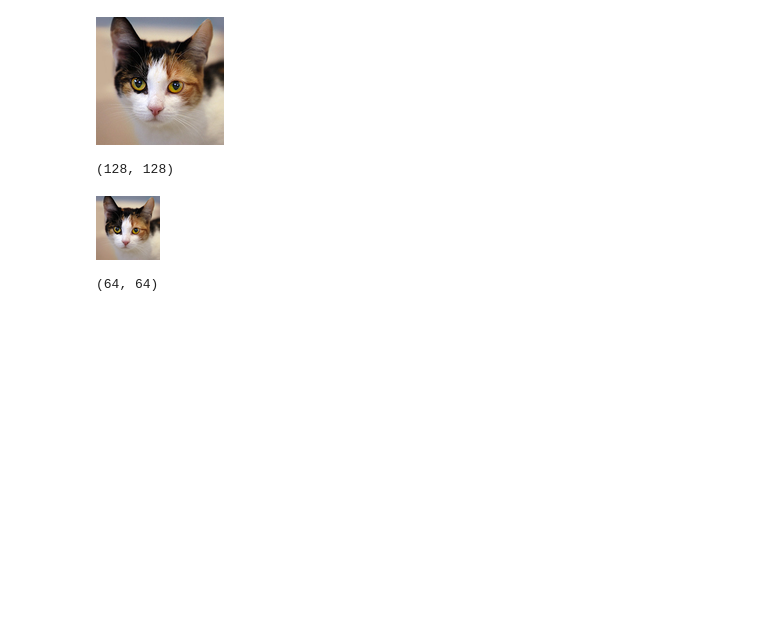
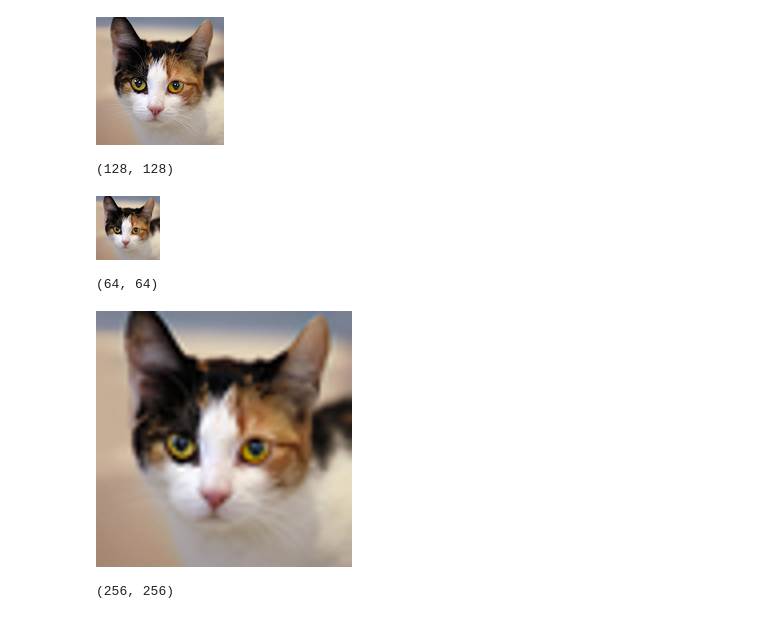
Before and after one commit to Ryankwon03/Reordered-Noise-Processing-in-Super-Resolution, a Jupyter notebook: src/notebooks/downsample.ipynb, the cells around one changed output. Saved outputs shown, nothing was run; the diff lists cells and outputs as text; code cells hidden in the pictures; blank space fills up the shorter version.

```diff
--- a/notebooks/downsample.ipynb
+++ b/src/notebooks/downsample.ipynb
@@ -5,7 +5,7 @@ import scipy.ndimage
 import numpy as np
 from matplotlib import pyplot as plt
 # %%
-img = Image.open("../data/original/image3.jpg")
+img = Image.open("../../data/original/image3.jpg")
 display(img)
 print(img.size)
 # %% [output]
@@ -24,3 +24,12 @@ img3.save("../data/downsampled/image3.jpg")
 (128, 128)
 [figure]
 (64, 64)
+# %%
+#upsample back to original
+
+img4 = img3.resize((img.size[0], img.size[1]))
+display(img4)
+print(img4.size)
+# %% [output]
+[figure, added]
+(256, 256)
```
Also changed, not shown: parts of 1 cell of this notebook, 15 other files.
